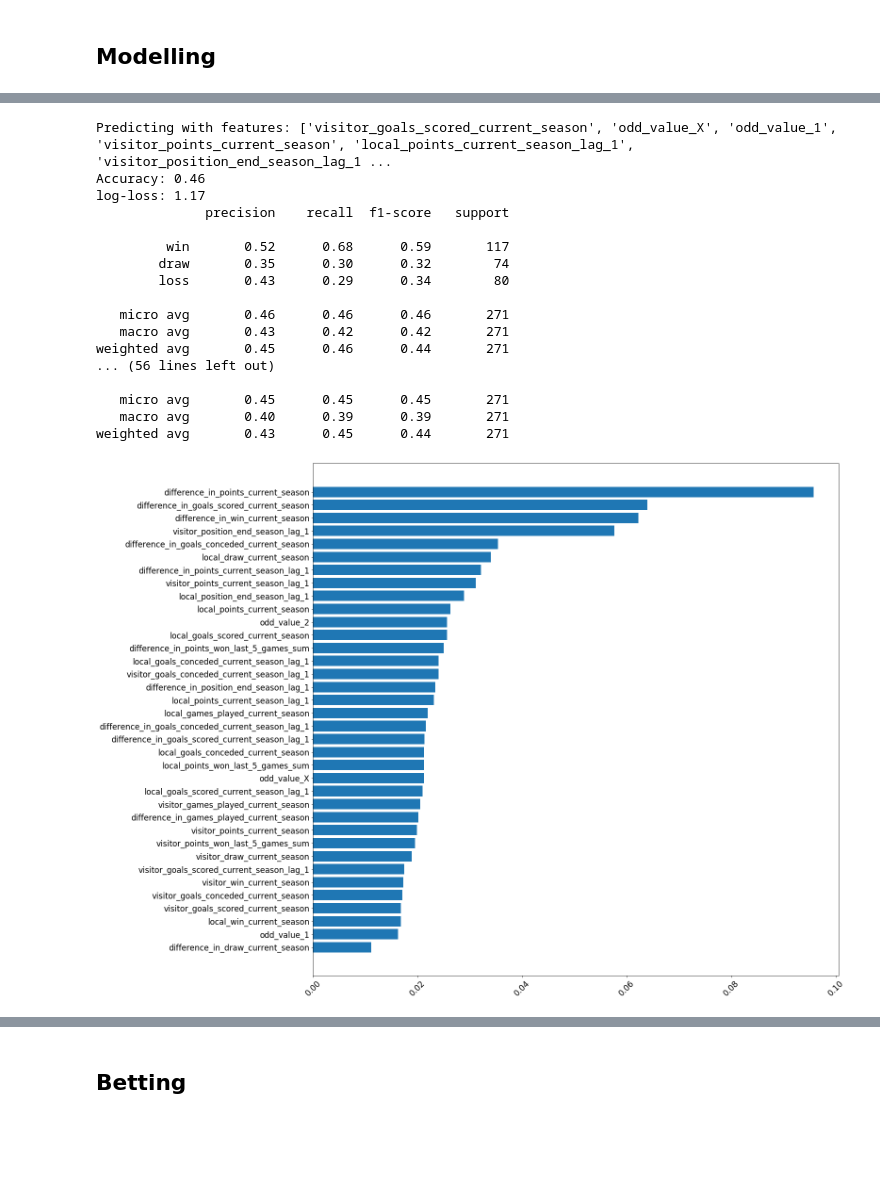
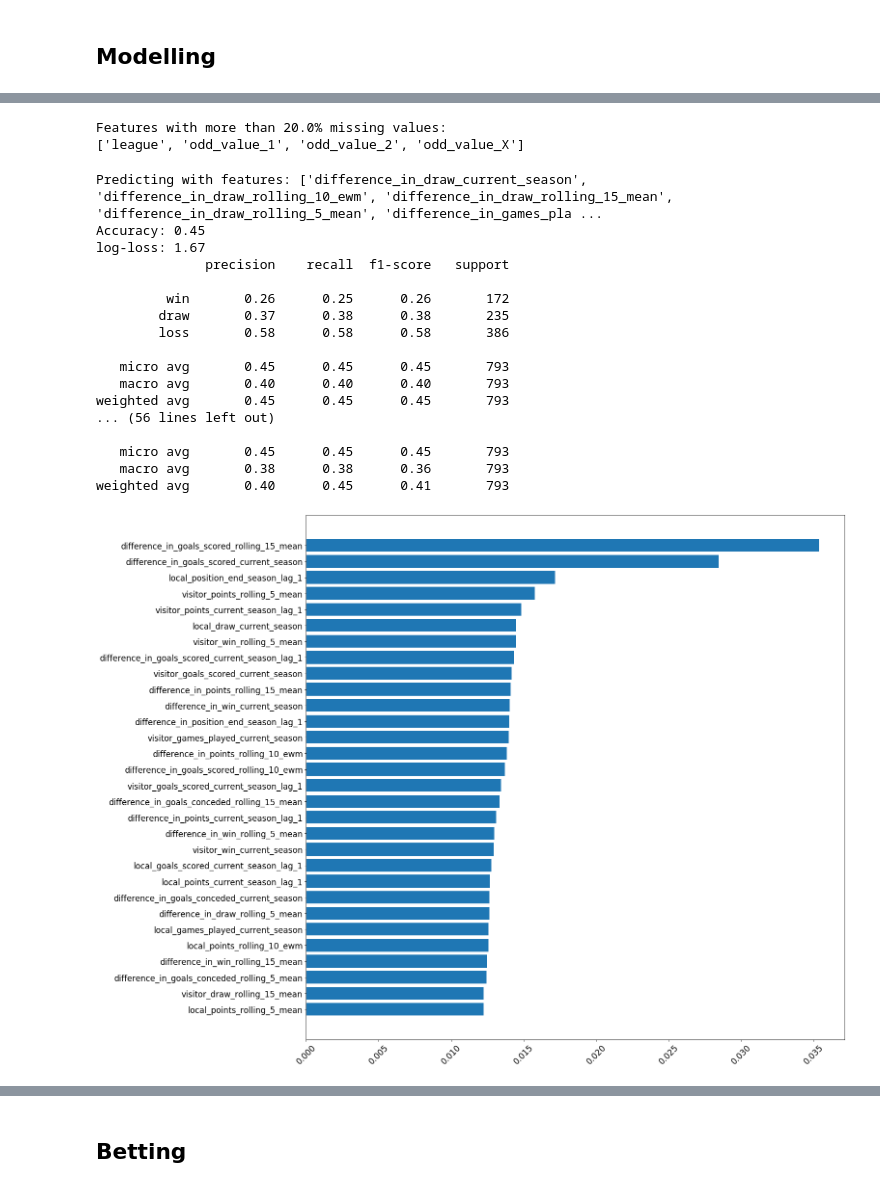
Before and after one commit to javiermas/soccer-predictions, a Jupyter notebook: notebooks/jma_05_modelling.ipynb, the cells around one changed output, grey strips where cells are left out. Drawn from its saved outputs; the diff is of its cells as text; code cells hidden in the pictures; blank space fills up the shorter version.

```diff
--- a/notebooks/jma_05_modelling.ipynb
+++ b/notebooks/jma_05_modelling.ipynb
@@ -36,0 +55,6 @@ team_data = pd.read_csv('../data/teams_league_La Liga.csv')
+# %%
+league_name = 'La Liga'
+start_date = '2000-07-01'
+end_date = '2020-07-01'
+repo = LocalRawDataRepository(path='../data/')
+data = repo.read_data(league_name, start_date, end_date)
@@ -184,2 +344,4 @@ feature_matrix.head()
 # %%
 assert feature_matrix.reset_index().duplicated(subset=['visitor_name', 'local_name', 'date']).sum() == 0, 'Duplicated games'
+# %%
+feature_matrix['year'] = feature_matrix.index.year
@@ -223,0 +410,7 @@ dtype: float64
+# %%
+threshold = 0.2
+print(f'Features with more than {threshold * 100}% missing values:')
+print([f for f, v in feature_matrix.isnull().mean().iteritems() if v > threshold])
+# %% [output]
+Features with more than 20.0% missing values:
+['league', 'odd_value_1', 'odd_value_2', 'odd_value_X']
@@ -224,43 +419,55 @@ dtype: float64
 # %%
-from xgboost import XGBClassifier
+from xgboost import XGBClassifier, XGBRegressor
 
-xgb = XGBClassifier(objective='multi:softmax', num_classes=3)
-print(f'Predicting with features: {feature_names}')
+xgb = XGBClassifier(objective='multi:softmax', num_classes=3, n_estimators=500, max_depth=6)
+#xgb = XGBRegressor(n_estimators=500, max_depth=6)
+print(f'Predicting with features: {sorted(feature_names)}')
 predict_func = xgboost_fit_predict
 splitter = TimeSeriesSplit(6)
-for i, (train_ix, test_ix) in enumerate(splitter.split(feature_matrix.sort_index())):
-    features_train, target_train = feature_matrix.iloc[train_ix][feature_names], feature_matrix.iloc[train_ix][target_name]
-    features_test, target_test = feature_matrix.iloc[test_ix][feature_names], feature_matrix.iloc[test_ix][target_name]
-    predictions, predictions_proba, model = predict_func(features_train, target_train, features_test)
+features_to_use = feature_matrix.sort_index().dropna(subset=['result_num'])
+for i, (train_ix, test_ix) in enumerate(splitter.split(features_to_use)):
+    features_train, target_train = features_to_use.iloc[train_ix][feature_names], features_to_use.iloc[train_ix][target_name]
+    features_test, target_test = features_to_use.iloc[test_ix][feature_names], features_to_use.iloc[test_ix][target_name]
+    predictions, predictions_proba, model = predict_func(
+        features_train=features_train,
+        target_train=target_train,
+        features_test=features_test,
+        xgb=xgb
+    )
     print(f'Accuracy: {round(np.mean(predictions == target_test.values), 2)}')
     print(f'log-loss: {round(log_loss(target_test.values, predictions_proba), 2)}')
     print(classification_report(target_test.values.reshape(-1), predictions, target_names=['win', 'draw', 'loss']))
 # %% [output]
-Predicting with features: ['visitor_goals_scored_current_season', 'odd_value_X', 'odd_value_1', 'visitor_points_current_season', 'local_points_current_season_lag_1', 'visitor_position_end_season_lag_1 ...
-Accuracy: 0.46
-log-loss: 1.17
+Predicting with features: ['difference_in_draw_current_season', 'difference_in_draw_rolling_10_ewm', 'difference_in_draw_rolling_15_mean', 'difference_in_draw_rolling_5_mean', 'difference_in_games_pla ...
+Accuracy: 0.45
+log-loss: 1.67
               precision    recall  f1-score   support
 
-         win       0.52      0.68      0.59       117
-        draw       0.35      0.30      0.32        74
-        loss       0.43      0.29      0.34        80
+         win       0.26      0.25      0.26       172
+        draw       0.37      0.38      0.38       235
+        loss       0.58      0.58      0.58       386
 
-   micro avg       0.46      0.46      0.46       271
-   macro avg       0.43      0.42      0.42       271
-weighted avg       0.45      0.46      0.44       271
+   micro avg       0.45      0.45      0.45       793
+   macro avg       0.40      0.40      0.40       793
+weighted avg       0.45      0.45      0.45       793
 ... (56 lines left out)
 
-   micro avg       0.45      0.45      0.45       271
-   macro avg       0.40      0.39      0.39       271
-weighted avg       0.43      0.45      0.44       271
+   micro avg       0.45      0.45      0.45       793
+   macro avg       0.38      0.38      0.36       793
+weighted avg       0.40      0.45      0.41       793
 # %%
 fig, ax = plt.subplots(figsize=(20, 20))
-feature_importances = pd.Series({f: imp for f, imp in zip(feature_names, model.feature_importances_)}).sort_values()
-ax.barh(feature_importances.index, feature_importances.values)
+
+features_to_take = 30
+feature_importances = pd.Series({f: imp for f, imp in zip(feature_names_original, model.feature_importances_)}).sort_values()
+feature_names_top = feature_importances.nlargest(features_to_take).sort_values()
+ax.barh(feature_names_top.index, feature_names_top.values)
+feature_names = feature_names_top.keys().tolist()
+feature_names = feature_names_original
 plt.xticks(rotation=45)
 plt.show()
 # %% [output]
-[figure, old version]
+[figure, new version]
 # %%
 from sklearn.model_selection import RandomizedSearchCV
 
```
Also changed, not shown: parts of 69 cells of this notebook, 7 other files.
